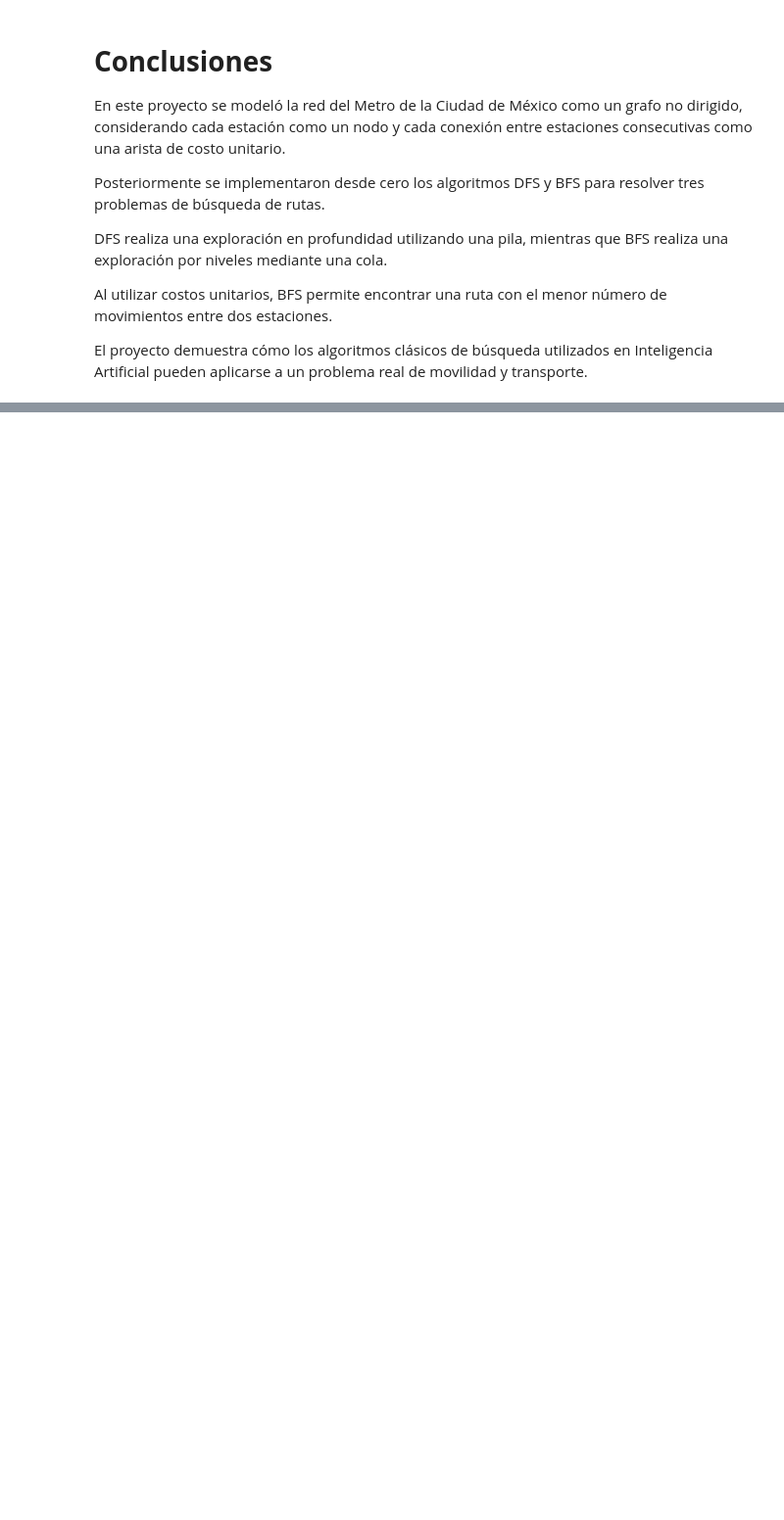
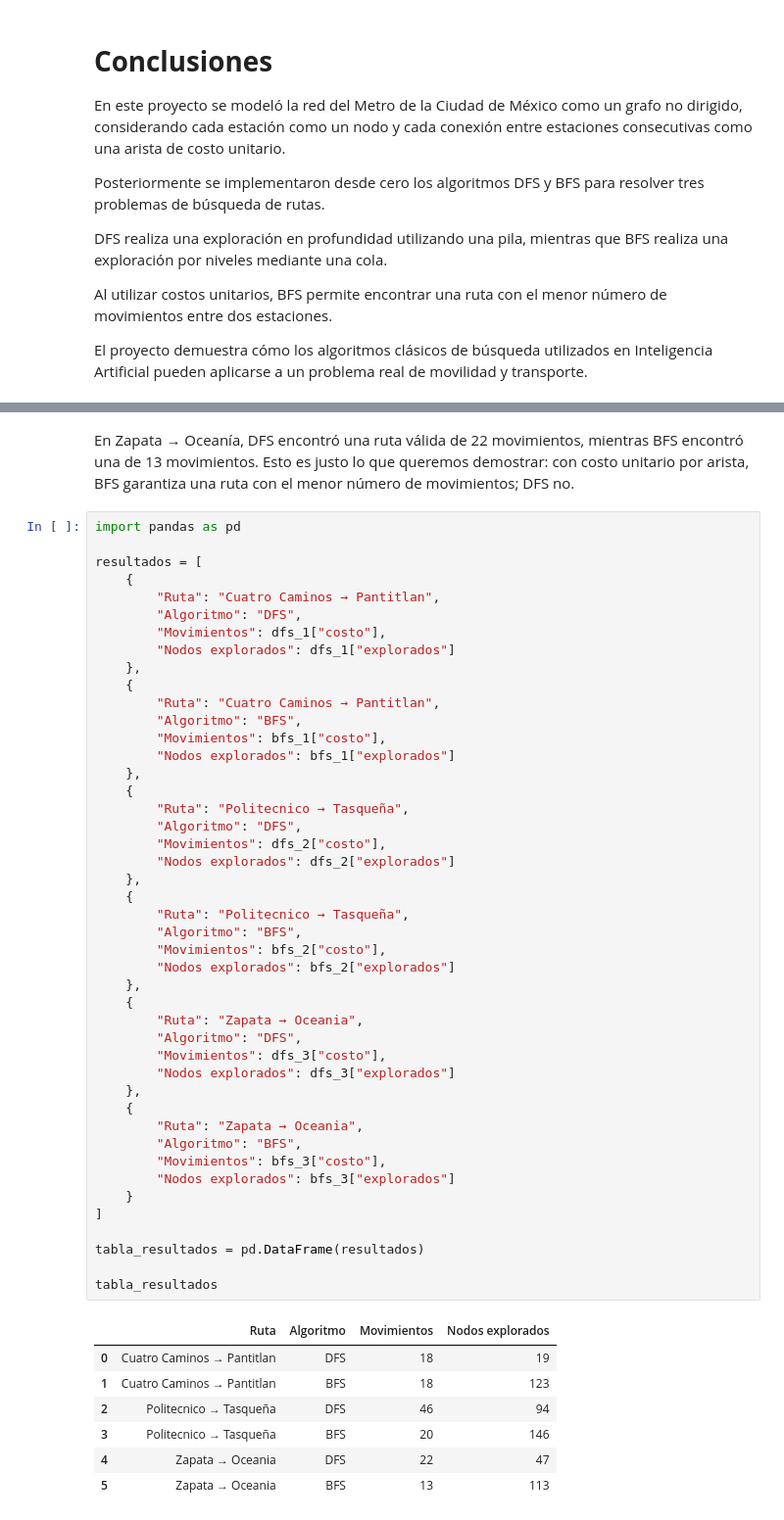
Before and after one commit to 421110016-a11y/metro-cdmx-dfs-bfs, a Jupyter notebook: Metro_CDMX_DFS_BFS.ipynb, the cells around one changed output, grey strips where cells are left out. Shown at 98% size. Cells and saved outputs as stored; diff of their text form; blank space fills up the shorter version.

```diff
--- a/Metro_CDMX_DFS_BFS.ipynb
+++ b/Metro_CDMX_DFS_BFS.ipynb
@@ -782,0 +873,55 @@ y transporte.
+# %% [markdown]
+En Zapata → Oceanía, DFS encontró una ruta válida de 22 movimientos, mientras BFS encontró una de 13 movimientos. Esto es justo lo que queremos demostrar: con costo unitario por arista, BFS garantiza una ruta con el menor número de movimientos; DFS no.
+# %%
+import pandas as pd
+
+resultados = [
+    {
+        "Ruta": "Cuatro Caminos → Pantitlan",
+        "Algoritmo": "DFS",
+        "Movimientos": dfs_1["costo"],
+        "Nodos explorados": dfs_1["explorados"]
+    },
+    {
+        "Ruta": "Cuatro Caminos → Pantitlan",
+        "Algoritmo": "BFS",
+        "Movimientos": bfs_1["costo"],
+        "Nodos explorados": bfs_1["explorados"]
+    },
+    {
+        "Ruta": "Politecnico → Tasqueña",
+        "Algoritmo": "DFS",
+        "Movimientos": dfs_2["costo"],
+        "Nodos explorados": dfs_2["explorados"]
+    },
+    {
+        "Ruta": "Politecnico → Tasqueña",
+        "Algoritmo": "BFS",
+        "Movimientos": bfs_2["costo"],
+        "Nodos explorados": bfs_2["explorados"]
+    },
+    {
+        "Ruta": "Zapata → Oceania",
+        "Algoritmo": "DFS",
+        "Movimientos": dfs_3["costo"],
+        "Nodos explorados": dfs_3["explorados"]
+    },
+    {
+        "Ruta": "Zapata → Oceania",
+        "Algoritmo": "BFS",
+        "Movimientos": bfs_3["costo"],
+        "Nodos explorados": bfs_3["explorados"]
+    }
+]
+
+tabla_resultados = pd.DataFrame(resultados)
+
+tabla_resultados
+# %% [output]
+|  | Ruta | Algoritmo | Movimientos | Nodos explorados |
+| 0 | Cuatro Caminos → Pantitlan | DFS | 18 | 19 |
+| 1 | Cuatro Caminos → Pantitlan | BFS | 18 | 123 |
+| 2 | Politecnico → Tasqueña | DFS | 46 | 94 |
+| 3 | Politecnico → Tasqueña | BFS | 20 | 146 |
+| 4 | Zapata → Oceania | DFS | 22 | 47 |
+| 5 | Zapata → Oceania | BFS | 13 | 113 |
```
Also changed, not shown: parts of 13 cells of this notebook.
